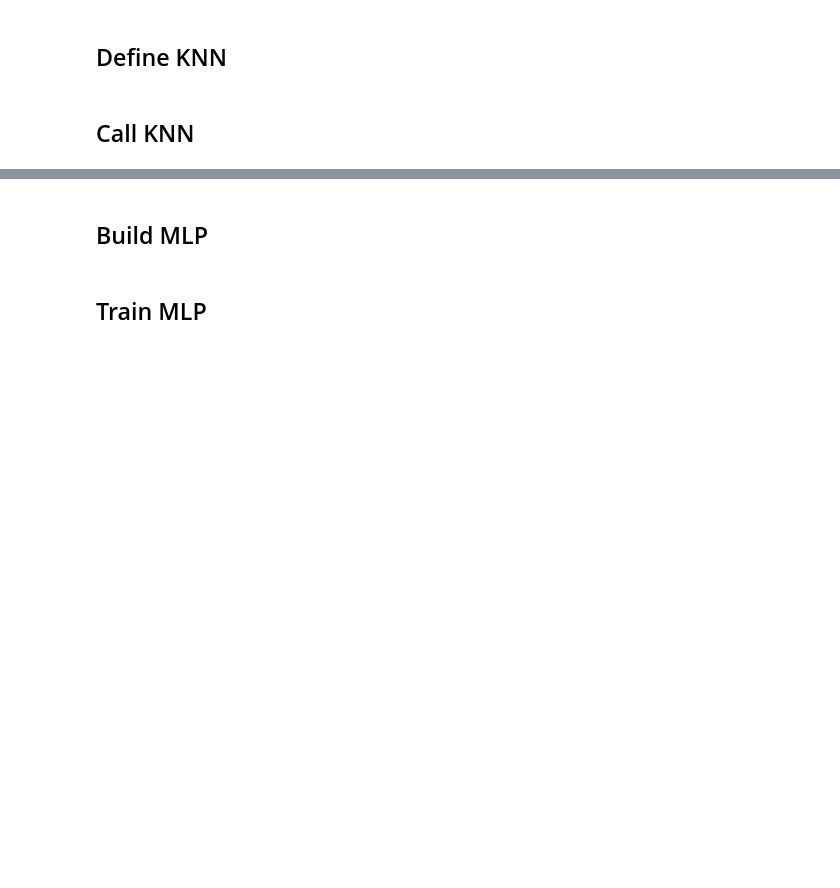
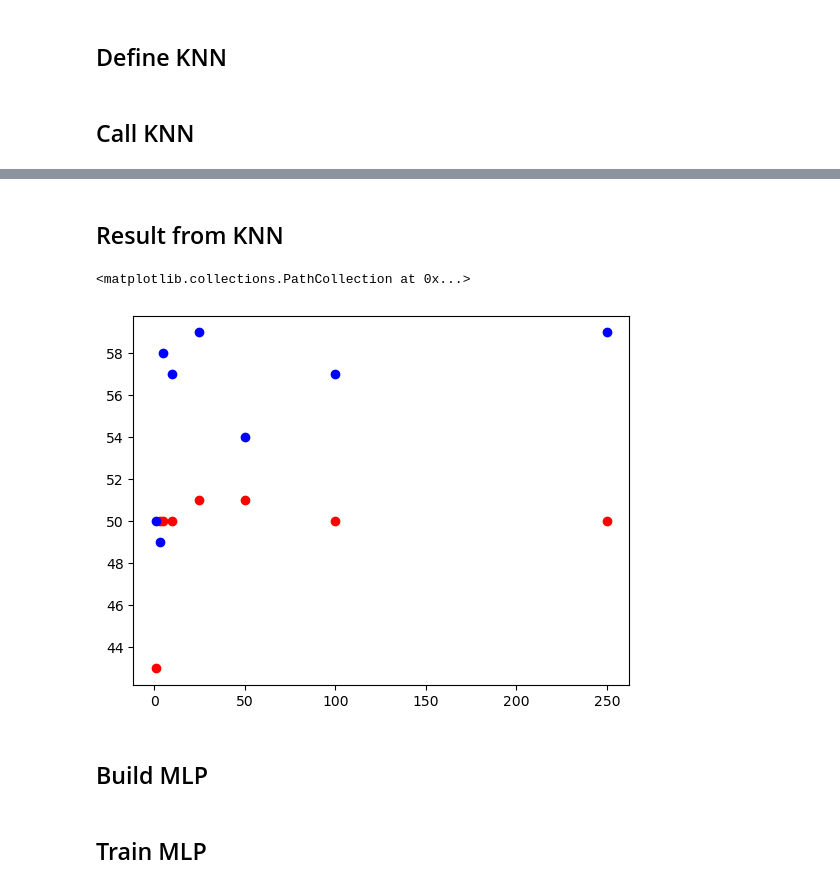
Before and after one commit to Borzoneg/Identity-recognition-from-audio, a Jupyter notebook: src/main.ipynb, the cells around one changed output, grey strips where cells are left out. Saved outputs shown, nothing was run; the diff lists cells and outputs as text; code cells hidden in the pictures; blank space fills up the shorter version.

```diff
--- a/src/main.ipynb
+++ b/src/main.ipynb
@@ -265,3 +285,18 @@ print(f' Accuracy: {correct.mean() * 100:.2f}')
+# %% [markdown]
+## Result from KNN
+# %%
+no_norm_no_feat = [43.00, 50.00, 50.00, 50.00, 51.00, 51.00, 50.00, 50.00, 50.00, 47.00, 49.00, 50.00, 50.00, 50.00, 50.00, 50.00, 45.00, 48.00, 49.00, 54.00, 50.00, 53.00, 54.00, 52.00]
+norm_no_feat = [50.00, 49.00, 58.00, 57.00, 59.00, 54.00, 57.00, 59.00, 52.00, 54.00, 57.00, 57.00, 45.00, 57.00, 57.00, 57.00, 46.00, 45.00, 47.00, 44.00, 51.00, 59.00, 59.00, 60.00]
+norm_feat = [77.00, 78.00, 72.00, 68.00, 71.00, 73.00, 70.00, 58.00, 78.00, 78.00, 76.00, 78.00, 78.00, 81.00, 76.00, 64.00, 81.00, 85.00, 84.00, 81.00, 81.00, 73.00, 74.00, 75.00]
+no_norm_feat = [88.00, 90.00, 93.00, 88.00, 84.00, 85.00, 83.00, 80.00, 83.00, 89.00, 87.00, 82.00, 83.00, 81.00, 77.00, 70.00, 77.00, 76.00, 76.00, 80.00, 76.00, 75.00, 71.00, 61.00]
+ks = [1, 3, 5, 10, 25, 50, 100, 250]
+metric = ['manhattan', 'euclidean', 'chebyshev']
+
+plt.scatter(ks, no_norm_no_feat[:8], color='red')
+plt.scatter(ks, norm_no_feat[:8], color='blue')
+# %% [output]
+<matplotlib.collections.PathCollection at 0x...>
+[figure, added]
 # %% [markdown]
 ## Build MLP
 # %%
```
Also changed, not shown: parts of 6 cells of this notebook.
